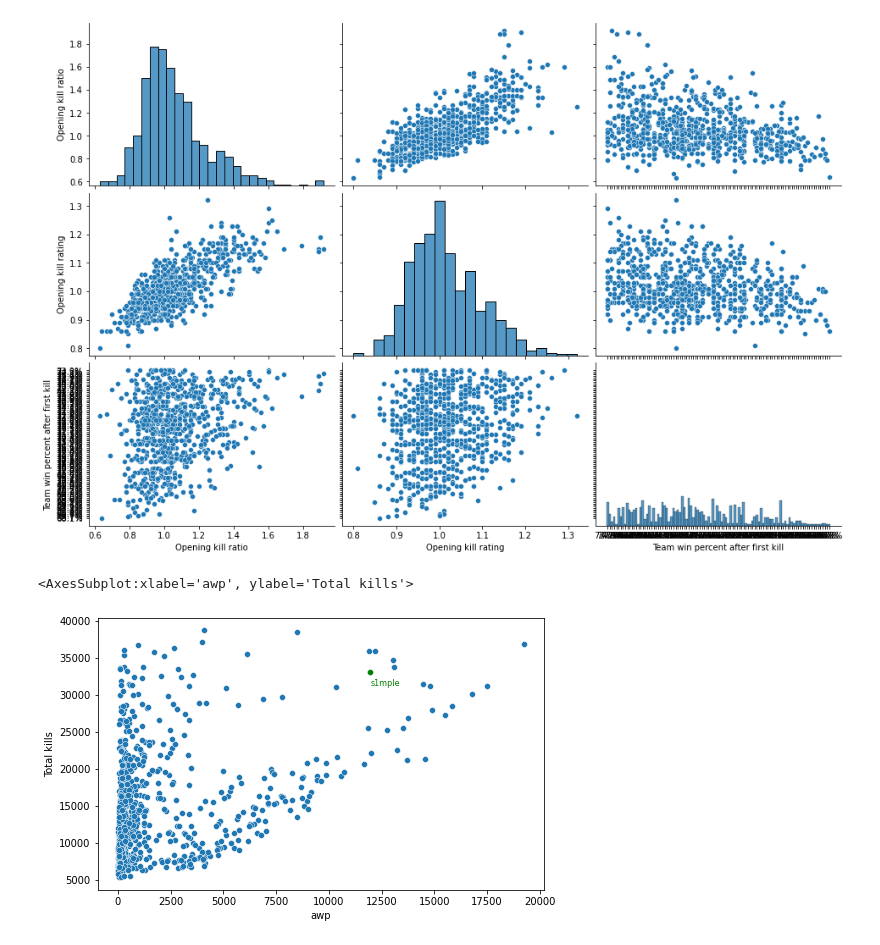
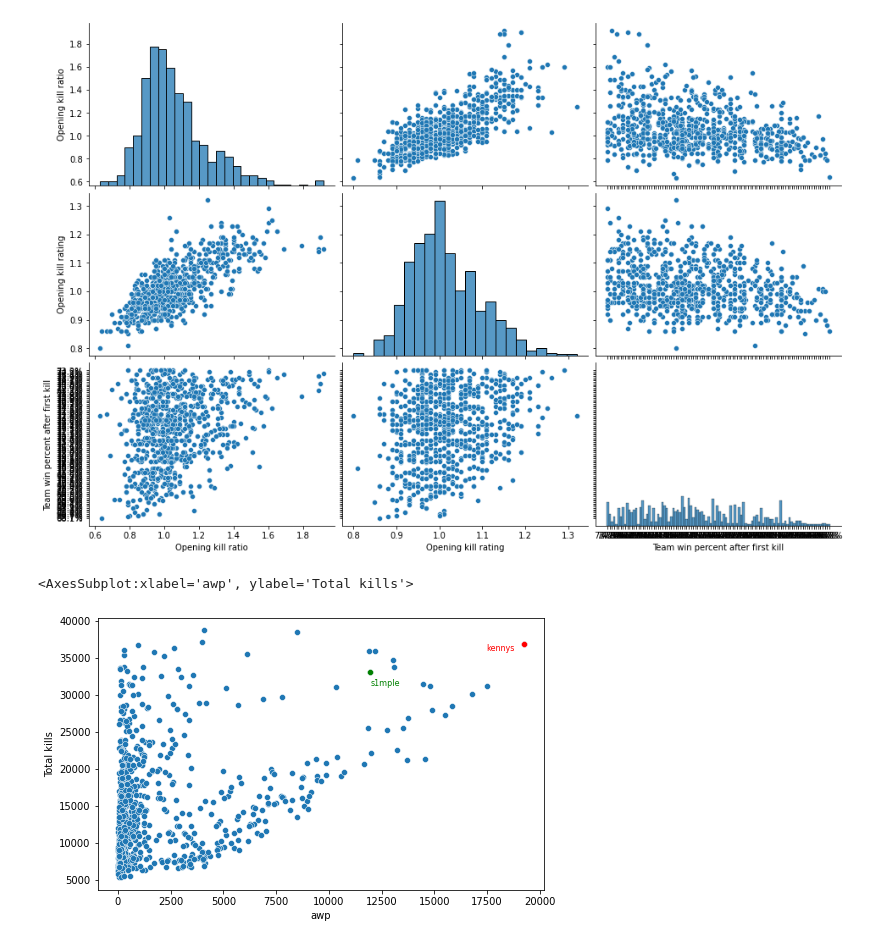
Before and after one commit to boris-on/cs-styles-vizualization, a Jupyter notebook: main.ipynb, the cells around one changed output. Cells and saved outputs as stored; diff of their text form; code cells hidden in the pictures.

```diff
--- a/main.ipynb
+++ b/main.ipynb
@@ -61,13 +61,22 @@ sns.pairplot(
 # %%
 plt.figure(figsize=(8, 5))
 sns.scatterplot(data=data, x="awp", y="Total kills")
+
 plt.text(x=data["awp"][data.nick == 's1mple'],
          y=data["Total kills"][data.nick == 's1mple'] - 1800,
          s="s1mple",
          fontdict=dict(color='g', size=8))
 sns.scatterplot(x=data["awp"][data.nick == 's1mple'],
                 y=data["Total kills"][data.nick == 's1mple'],
                 color='g')
+
+plt.text(x=data["awp"][data.nick == 'kennys'] - 1800,
+         y=data["Total kills"][data.nick == 'kennys'] - 1000,
+         s="kennys",
+         fontdict=dict(color='r', size=8))
+sns.scatterplot(x=data["awp"][data.nick == 'kennys'],
+                y=data["Total kills"][data.nick == 'kennys'],
+                color='r')
 # %% [output]
 <AxesSubplot:xlabel='awp', ylabel='Total kills'>
-[figure, old version]
+[figure, new version]
```
